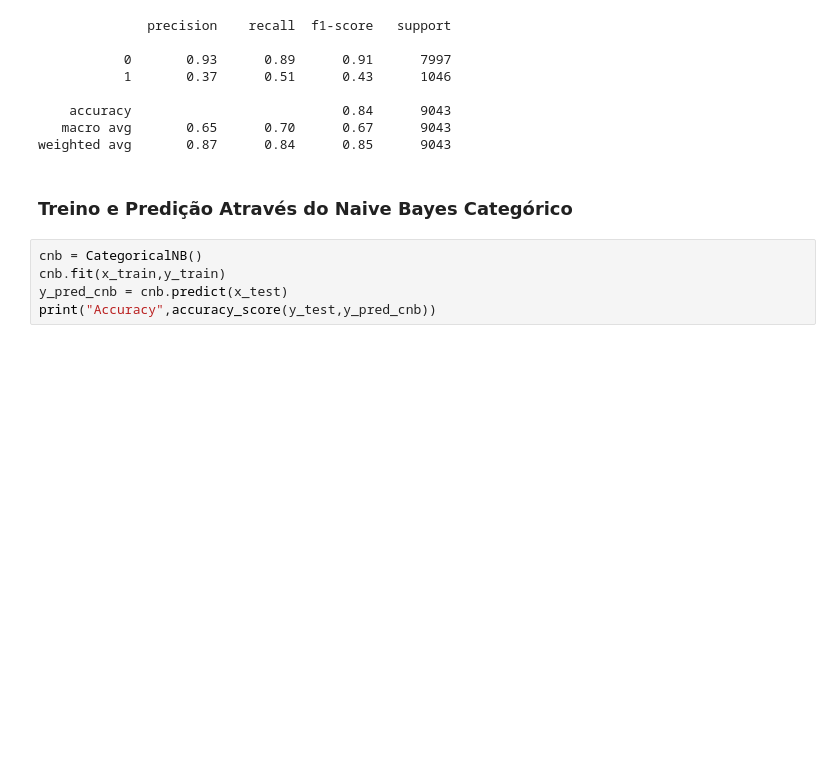
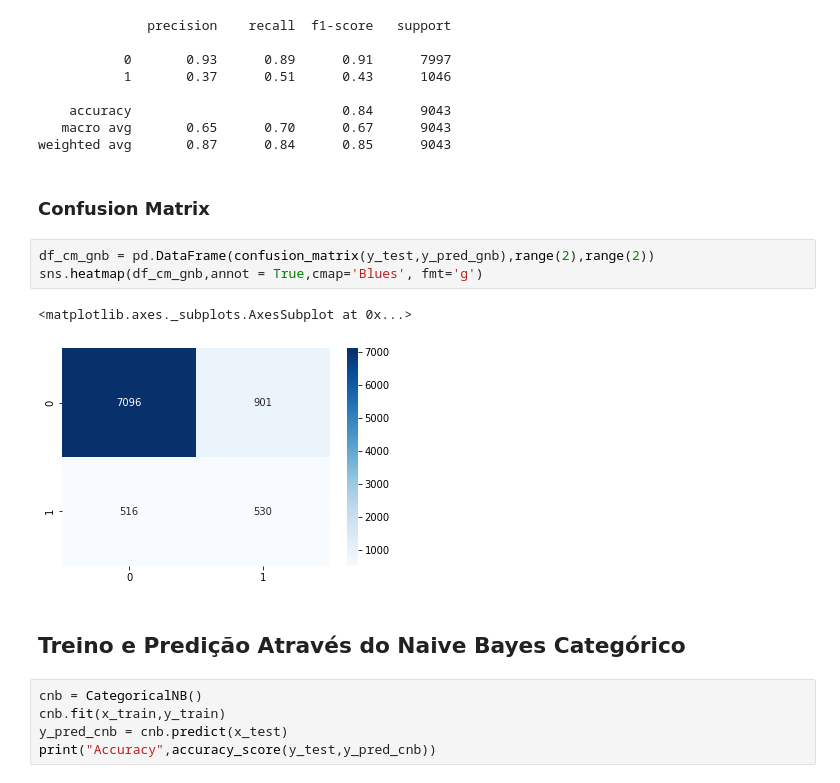
Before and after one commit to aasb2/Classificador-de-Bayes-Ingenuo, a Jupyter notebook: PROJETO/Bayes.ipynb, the cells around one changed output. Cells and saved outputs as stored; diff of their text form; blank space fills up the shorter version.

```diff
--- a/PROJETO/Bayes.ipynb
+++ b/PROJETO/Bayes.ipynb
@@ -139,8 +144,16 @@ print(classification_report(y_test,y_pred_gnb))
     accuracy                           0.84      9043
    macro avg       0.65      0.70      0.67      9043
 weighted avg       0.87      0.84      0.85      9043
+# %% [markdown]
+### Confusion Matrix
+# %%
+df_cm_gnb = pd.DataFrame(confusion_matrix(y_test,y_pred_gnb),range(2),range(2))
+sns.heatmap(df_cm_gnb,annot = True,cmap='Blues', fmt='g')
+# %% [output]
+<matplotlib.axes._subplots.AxesSubplot at 0x...>
+[figure, added]
 # %% [markdown]
-### Treino e Predição Através do Naive Bayes Categórico
+## Treino e Predição Através do Naive Bayes Categórico
 # %%
 cnb = CategoricalNB()
 cnb.fit(x_train,y_train)
```
Also changed, not shown: parts of 13 cells of this notebook.
